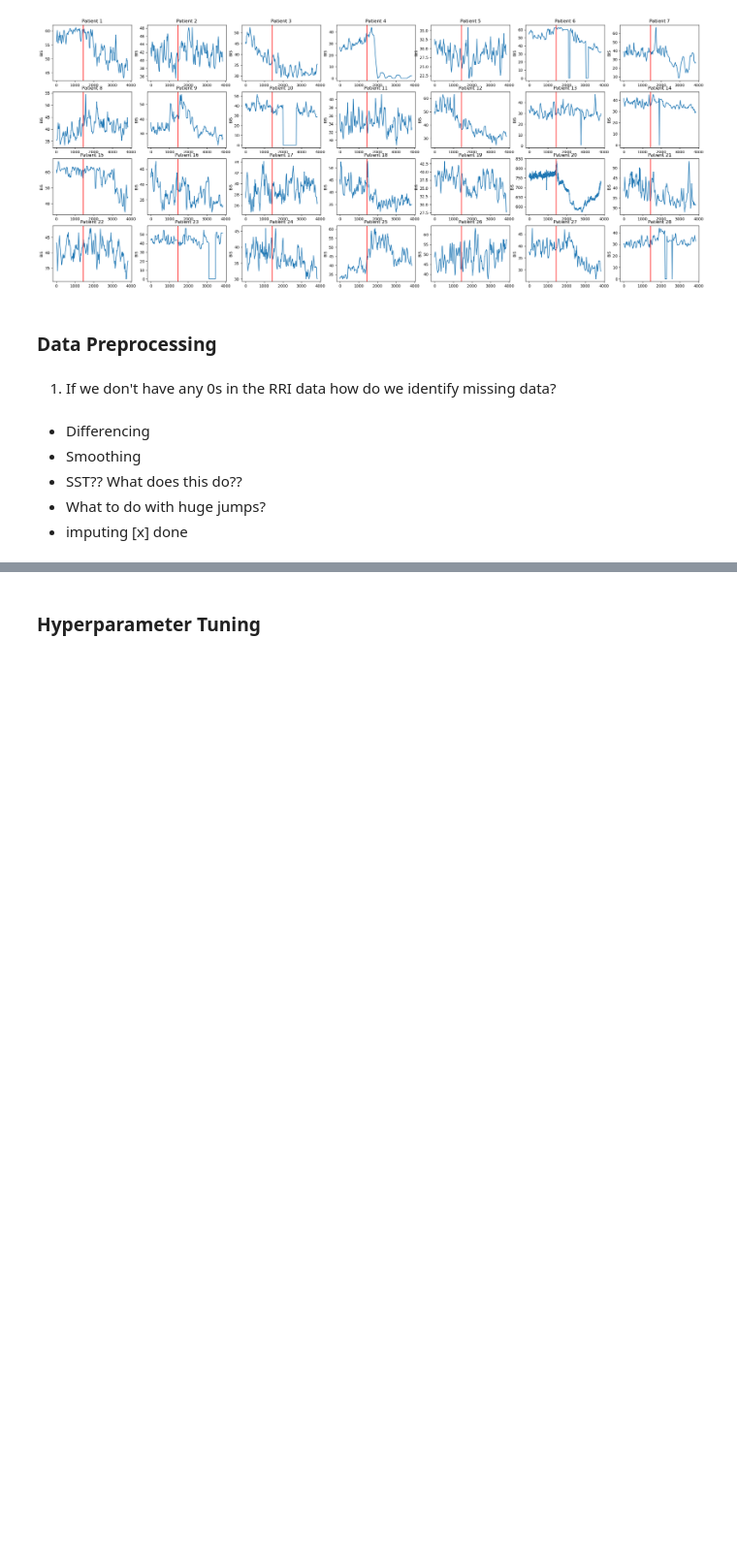
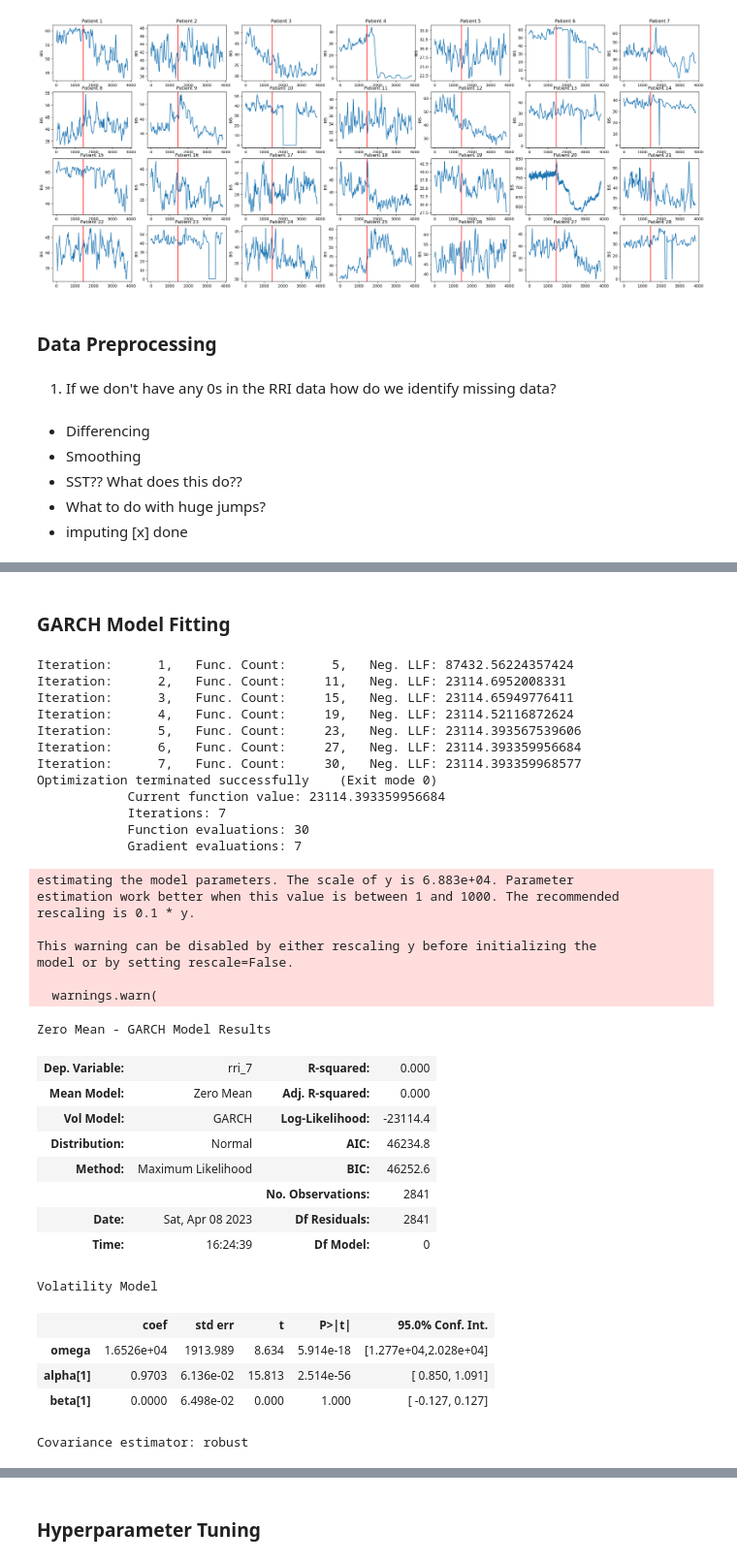
Before and after one commit to celisa/Heart-Rate-Variability-Repo, a Jupyter notebook: 02_code/final_project.ipynb, the cells around one changed output, grey strips where cells are left out. Shown at 97% size. Drawn from its saved outputs; the diff is of its cells as text; code cells hidden in the pictures; blank space fills up the shorter version.

```diff
--- a/02_code/final_project.ipynb
+++ b/02_code/final_project.ipynb
@@ -135,0 +150,48 @@ for i in range(4):
+# %% [markdown]
+### GARCH Model Fitting
+# %%
+test_size = 1000
+diff = False
+patient_num = 7
+if diff:
+    train, test = rris_diff['rri_' + str(patient_num)][:len(rris_diff['rri_' + str(patient_num)]) - test_size], rris_diff['rri_' + str(patient_num)][len(rris_diff['rri_' + str(patient_num)]) - test_size:]
+else:
+    train, test = rris['rri_' + str(patient_num)][:len(rris['rri_' + str(patient_num)]) - test_size], rris['rri_' + str(patient_num)][len(rris['rri_' + str(patient_num)]) - test_size:]
+model = arch_model(train, mean='Zero', vol='GARCH', p=1, q=1).fit()
+model.summary()
+# %% [output]
+Iteration:      1,   Func. Count:      5,   Neg. LLF: 87432.56224357424
+Iteration:      2,   Func. Count:     11,   Neg. LLF: 23114.6952008331
+Iteration:      3,   Func. Count:     15,   Neg. LLF: 23114.65949776411
+Iteration:      4,   Func. Count:     19,   Neg. LLF: 23114.52116872624
+Iteration:      5,   Func. Count:     23,   Neg. LLF: 23114.393567539606
+Iteration:      6,   Func. Count:     27,   Neg. LLF: 23114.393359956684
+Iteration:      7,   Func. Count:     30,   Neg. LLF: 23114.393359968577
+Optimization terminated successfully    (Exit mode 0)
+            Current function value: 23114.393359956684
+            Iterations: 7
+            Function evaluations: 30
+            Gradient evaluations: 7
+estimating the model parameters. The scale of y is 6.883e+04. Parameter
+estimation work better when this value is between 1 and 1000. The recommended
+rescaling is 0.1 * y.
+
+This warning can be disabled by either rescaling y before initializing the
+model or by setting rescale=False.
+
+  warnings.warn(
+Zero Mean - GARCH Model Results
+| Dep. Variable: | rri_7 | R-squared: | 0.000 |
+| Mean Model: | Zero Mean | Adj. R-squared: | 0.000 |
+| Vol Model: | GARCH | Log-Likelihood: | -23114.4 |
+| Distribution: | Normal | AIC: | 46234.8 |
+| Method: | Maximum Likelihood | BIC: | 46252.6 |
+|  |  | No. Observations: | 2841 |
+| Date: | Sat, Apr 08 2023 | Df Residuals: | 2841 |
+| Time: | 16:24:39 | Df Model: | 0 |
+Volatility Model
+|  | coef | std err | t | P>|t| | 95.0% Conf. Int. |
+| omega | 1.6526e+04 | 1913.989 | 8.634 | 5.914e-18 | [1.277e+04,2.028e+04] |
+| alpha[1] | 0.9703 | 6.136e-02 | 15.813 | 2.514e-56 | [ 0.850, 1.091] |
+| beta[1] | 0.0000 | 6.498e-02 | 0.000 | 1.000 | [ -0.127, 0.127] |
+Covariance estimator: robust
```
Also changed, not shown: parts of 14 cells of this notebook, 3 other files.
